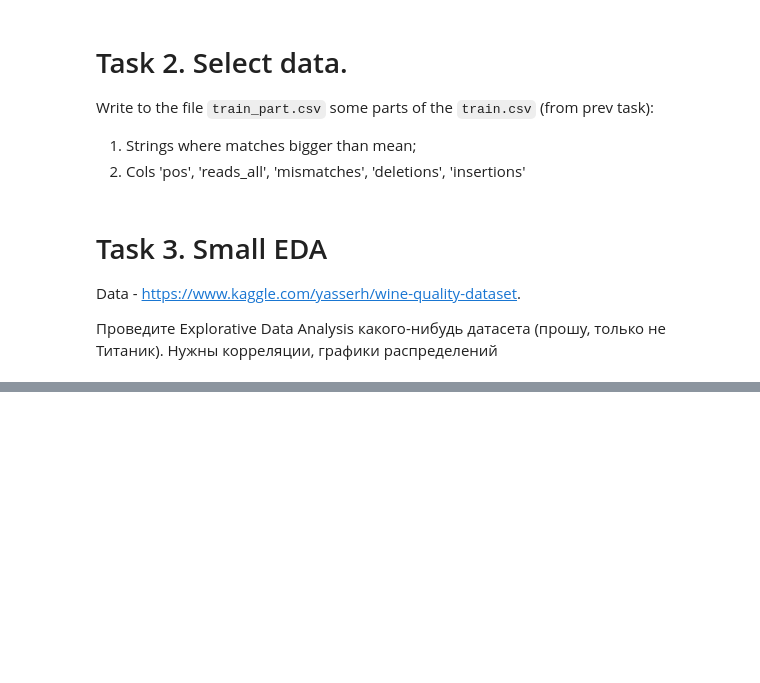
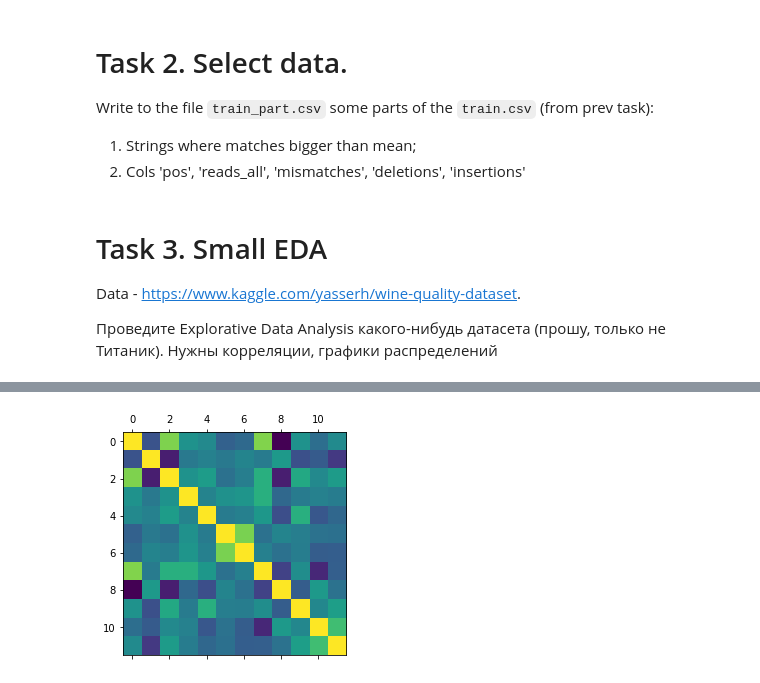
Before and after one commit to Freddsle/BI_2021_Python, a Jupyter notebook: python_homework/pandas_practice/ppractice.ipynb, the cells around one changed output, grey strips where cells are left out. Saved outputs shown, nothing was run; the diff lists cells and outputs as text; code cells hidden in the pictures; blank space fills up the shorter version.

```diff
--- a/python_homework/pandas_practice/ppractice.ipynb
+++ b/python_homework/pandas_practice/ppractice.ipynb
@@ -52,3 +52,4 @@ Data - https://www.kaggle.com/yasserh/wine-quality-dataset.
 Проведите Explorative Data Analysis какого-нибудь датасета (прошу, только не Титаник). Нужны корреляции, графики распределений
 # %%
 vine = pd.read_csv('./WineQT.csv')
+vine = vine.drop('Id', axis=1)
@@ -72,0 +122,5 @@ vine
+# %%
+plt.matshow(vine.corr())
+plt.show()
+# %% [output]
+[figure, added]
```
Also changed, not shown: parts of 8 cells of this notebook.
